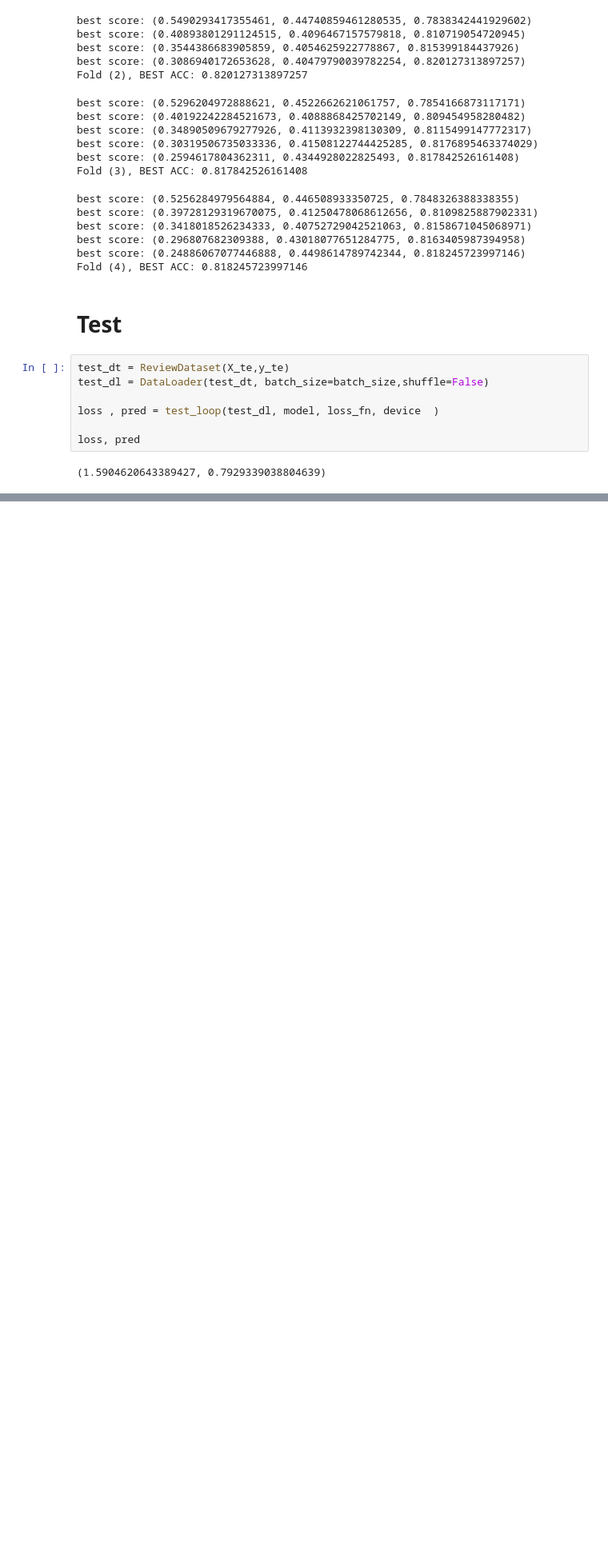
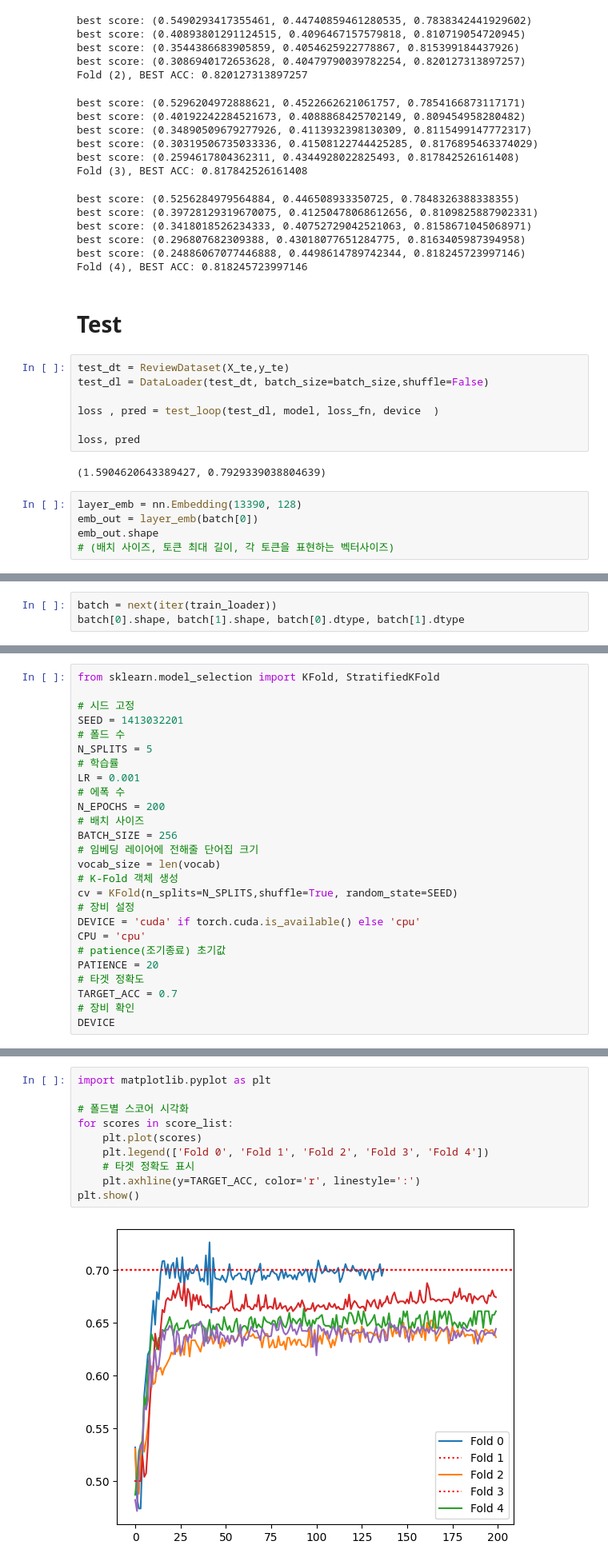
Before and after one commit to parking-place/PlayData_v2, a Jupyter notebook: 06. deep learning/3. NLP Pytorch/2. CNN 1D.ipynb, the cells around one changed output, grey strips where cells are left out. Shown at 80% size. Cells and saved outputs as stored; diff of their text form; blank space fills up the shorter version.

```diff
--- a/06. deep learning/3. NLP Pytorch/2. CNN 1D.ipynb
+++ b/06. deep learning/3. NLP Pytorch/2. CNN 1D.ipynb
@@ -1052,3 +1016,8 @@ loss , pred = test_loop(test_dl, model, loss_fn, device  )
 loss, pred
 # %% [output]
 (1.5904620643389427, 0.7929339038804639)
+# %%
+layer_emb = nn.Embedding(13390, 128)
+emb_out = layer_emb(batch[0])
+emb_out.shape
+# (배치 사이즈, 토큰 최대 길이, 각 토큰을 표현하는 벡터사이즈)
@@ -1054,0 +1052,3 @@ loss, pred
+# %%
+batch = next(iter(train_loader))
+batch[0].shape, batch[1].shape, batch[0].dtype, batch[1].dtype
@@ -1054,0 +1397,26 @@ loss, pred
+# %%
+from sklearn.model_selection import KFold, StratifiedKFold
+
+# 시드 고정
+SEED = 1413032201
+# 폴드 수
+N_SPLITS = 5
+# 학습률
+LR = 0.001
+# 에폭 수
+N_EPOCHS = 200
+# 배치 사이즈
+BATCH_SIZE = 256
+# 임베딩 레이어에 전해줄 단어집 크기
+vocab_size = len(vocab)
+# K-Fold 객체 생성
+cv = KFold(n_splits=N_SPLITS,shuffle=True, random_state=SEED)
+# 장비 설정
+DEVICE = 'cuda' if torch.cuda.is_available() else 'cpu'
+CPU = 'cpu'
+# patience(조기종료) 초기값
+PATIENCE = 20
+# 타겟 정확도
+TARGET_ACC = 0.7
+# 장비 확인
+DEVICE
@@ -1054,0 +1495,12 @@ loss, pred
+# %%
+import matplotlib.pyplot as plt
+
+# 폴드별 스코어 시각화
+for scores in score_list:
+    plt.plot(scores)
+    plt.legend(['Fold 0', 'Fold 1', 'Fold 2', 'Fold 3', 'Fold 4'])
+    # 타겟 정확도 표시
+    plt.axhline(y=TARGET_ACC, color='r', linestyle=':')
+plt.show()
+# %% [output]
+[figure, added]
```
Also changed, not shown: parts of 32 cells of this notebook.
